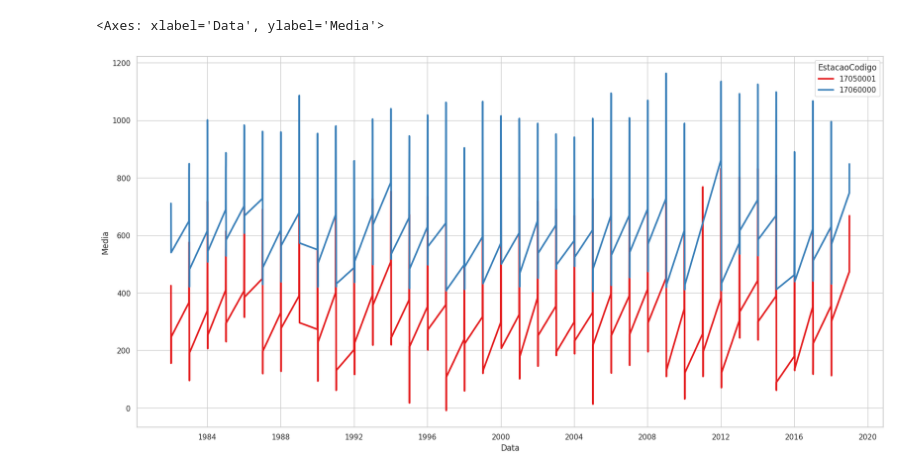
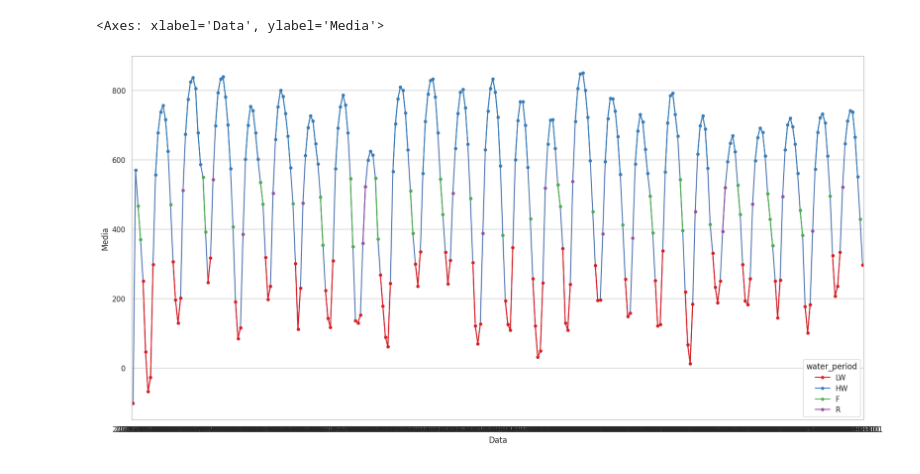
Before and after one commit to larissavaladao/py6s_harmonize_sample, a Jupyter notebook: 6. parameters_by_period/1.set_periods.ipynb, the cells around one changed output. Saved outputs shown, nothing was run; the diff lists cells and outputs as text; code cells hidden in the pictures.

```diff
--- a/6. parameters_by_period/1.set_periods.ipynb
+++ b/6. parameters_by_period/1.set_periods.ipynb
@@ -76,0 +94,16 @@ sns.pointplot(data=cotas,x = cotas['Data'],y = cotas['Media'], hue = cotas['Esta
+# %%
+# adicionar periodos de água a partir de valores estabelecidos a partir do gráfico
+def set_period(row):
+  media = row['Media']
+  data = row['Data']
+  if media > 550:
+    return 'HW'
+  elif media < 350:
+    return 'LW'
+  elif media >= 350 and media <= 550:
+    return "T"
+# %%
+# obter dados de óbidos apenas para o periodo entre 2000 e 2024
+obidos_att = obidos.loc[(obidos['Data'].dt.year >= 2000) & (obidos['Data'].dt.year < 2025)].copy()
+obidos_att['water_period3'] = obidos_att.apply(lambda row: set_period(row),axis = 1)
+obidos_att.describe()
@@ -76,0 +120,15 @@ sns.pointplot(data=cotas,x = cotas['Data'],y = cotas['Media'], hue = cotas['Esta
+# %%
+obidos_att['fall'] = ((obidos_att.loc[obidos_att['water_period3'] == "T"]['Data'].dt.month >= 1) & (obidos_att.loc[obidos_att['water_period3'] == "T"]['Data'].dt.month <= 4)) | (obidos_att.loc[obidos_att['water_period3'] == "T"]['Data'].dt.month == 12)
+obidos_att['rise'] = ((obidos_att.loc[obidos_att['water_period3'] == "T"]['Data'].dt.month >= 6) & (obidos_att.loc[obidos_att['water_period3'] == "T"]['Data'].dt.month <= 10))
+# %%
+# adicionar periodos de água a partir de valores estabelecidos a partir do gráfico
+def set_fall_rise(row):
+  if row['rise'] == True and row['water_period3'] == 'T':
+    return 'R'
+  elif row['fall'] == True and row['water_period3'] == 'T':
+    return 'F'
+  else:
+    return row['water_period3']
+
+obidos_att['water_period'] = obidos_att.apply(lambda row: set_fall_rise(row),axis = 1)
+obidos_att
@@ -77,7 +149,7 @@ sns.pointplot(data=cotas,x = cotas['Data'],y = cotas['Media'], hue = cotas['Esta
 # %%
-#comparar dados = seguem o mesmo padrão, aproximadamente
 sns.set_theme(style="whitegrid",rc={'figure.figsize':(20,10)})
-sns.lineplot(data=cotas,x = cotas['Data'],y = cotas['Media'], hue = cotas['EstacaoCodigo'], palette="Set1", linewidth=2.5)
+sns.pointplot(data=obidos_att,x = obidos_att['Data'],y = obidos_att['Media'],  linewidth=1.5)
+sns.pointplot(data=obidos_att,x = obidos_att['Data'],y = obidos_att['Media'], hue = obidos_att['water_period'], palette="Set1", linewidth=1.5)
 # %% [output]
 <Axes: xlabel='Data', ylabel='Media'>
-[figure, old version]
+[figure, new version]
```
Also changed, not shown: parts of 23 cells of this notebook.
